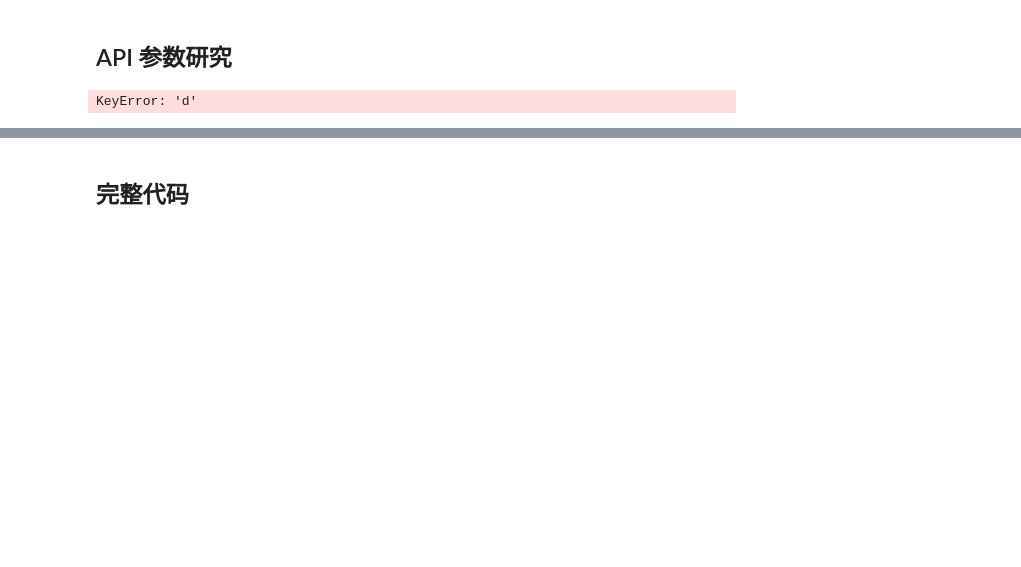
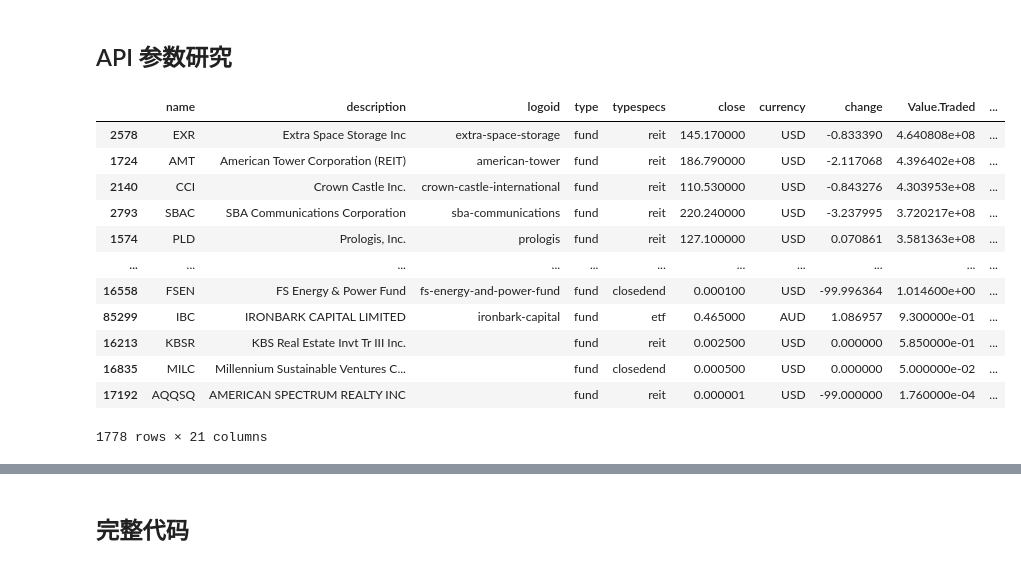
Before and after one commit to alexleethinker/Trading, a Jupyter notebook: notebooks/金融数据爬虫/tradingview爬虫.ipynb, the cells around one changed output, grey strips where cells are left out. Cells and saved outputs as stored; diff of their text form; code cells hidden in the pictures; blank space fills up the shorter version.

```diff
--- a/notebooks/金融数据爬虫/tradingview爬虫.ipynb
+++ b/notebooks/金融数据爬虫/tradingview爬虫.ipynb
@@ -5,7 +5,7 @@ display(HTML("<style>.container { width:100% !important; }</style>"))
 import requests
 import pandas as pd
 import json
-pd.set_option('display.max_rows',None)
+pd.set_option('display.max_columns',None)
 # %% [markdown]
 ## API 参数研究
 # %%
@@ -20,7 +20,7 @@ pd.set_option('display.max_columns',None)
 
 # all primary dr in netherlands & america
 
-country = 'uk'
+country = 'netherlands'
 columns = '["id","name","description","type","close","currency","change","Value.Traded","market_cap_basic","fundamental_currency_code","sector","industry","market","is_primary","exchange","country"]'
 payload = '{"columns":'+ columns +',"filter":[{"left":"name","operation":"nempty"},{"left": "type", "operation": "nequal", "right": "fund"}],"ignore_unknown_fields":false,"options":{"lang":"en"},"range":[0,15000],"sort":{"sortBy":"market_cap_basic","sortOrder":"desc"}}'
 headers = {'User-Agent': 'Mozilla/5.0 (Windows NT 10.0; Win64; x64) AppleWebKit/537.36 (KHTML, like Gecko) Chrome/113.0.0.0 Safari/537.36'}
@@ -30,13 +30,68 @@ url = 'https://scanner.tradingview.com/' + country + '/scan'
 r = requests.post(url, headers = headers, data = payload).text
 df = pd.DataFrame(json.loads(r)['data'])['d']
 df = pd.DataFrame(df.tolist(), index = df.index, columns = json.loads(columns))
-df['turnover_rate'] = (df['Value.Traded'] / df['market_cap_basic']).round(4)
-df = df[( ((df['is_primary'] == True) & (df['type'] == 'stock')) | \
-          ((df['is_primary'] == True) & (df['type'] == 'dr') & (df['market'].isin(['netherlands','america']))) | \
-          ((df['name'].isin(['PHIA','DSM'])) & (df['market'].isin(['netherlands']))) ) & \
-        (~df['exchange'].isin(['OTC']))]
+# df['turnover_rate'] = (df['Value.Traded'] / df['market_cap_basic']).round(4)
+# df = df[( ((df['is_primary'] == True) & (df['type'] == 'stock')) | \
+#           ((df['is_primary'] == True) & (df['type'] == 'dr') & (df['market'].isin(['netherlands','america']))) | \
+#           ((df['name'].isin(['PHIA','DSM'])) & (df['market'].isin(['netherlands']))) ) & \
+#         (~df['exchange'].isin(['OTC']))]
 
 df
-# %% [output]
-KeyError: 'd'
+# %%
+country = 'global'
+columns = '["name","description","logoid","type","typespecs","close","currency","change","Value.Traded","market_cap_basic","fundamental_currency_code","sector","industry","market","is_primary","exchange","country"]'
+payload = '{"columns":'+ columns +',"ignore_unknown_fields":false,"price_conversion":{"to_currency":"usd"},"range":[0,100000],"sort":{"sortBy":"market_cap_basic","sortOrder":"desc"},"markets":["america","argentina","australia","bahrain","belgium","brazil","canada","chile","china","colombia","cyprus","denmark","egypt","estonia","finland","france","germany","greece","hongkong","hungary","iceland","india","indonesia","israel","italy","japan","kenya","kuwait","latvia","lithuania","luxembourg","malaysia","mexico","morocco","netherlands","newzealand","nigeria","norway","pakistan","peru","philippines","poland","portugal","qatar","romania","russia","ksa","serbia","singapore","slovakia","rsa","korea","spain","srilanka","sweden","switzerland","taiwan","thailand","tunisia","turkey","uae","uk","venezuela","vietnam"]}'
+headers = {'User-Agent': 'Mozilla/5.0 (Windows NT 10.0; Win64; x64) AppleWebKit/537.36 (KHTML, like Gecko) Chrome/113.0.0.0 Safari/537.36'}
+
+url = 'https://scanner.tradingview.com/' + country + '/scan'
+r = requests.post(url, headers = headers, data = payload).text
+df = pd.DataFrame(json.loads(r)['data'])['d']
+df = pd.DataFrame(df.tolist(), index = df.index, columns = json.loads(columns))
+# %%
+def get_USD_forex_table():
+    url = 'https://scanner.tradingview.com/forex/scan'
+    payload = '{"columns":["currency_logoid","base_currency_logoid","name","description","update_mode","type","typespecs","close","pricescale","minmov","fractional","minmove2","currency","change","change_abs","bid","ask","high","low","Recommend.All"],"ignore_unknown_fields":false,"options":{"lang":"en"},"range":[0,2000],"sort":{"sortBy":"name","sortOrder":"asc","nullsFirst":false},"preset":"forex_rates_all"}'
+    headers = {'User-Agent': 'Mozilla/5.0 (Windows NT 10.0; Win64; x64) AppleWebKit/537.36 (KHTML, like Gecko) Chrome/113.0.0.0 Safari/537.36'}
+
+    r = requests.post(url, headers = headers, data = payload).text
+    forex_df = pd.DataFrame(json.loads(r)['data'])['d']
+    forex_df = pd.DataFrame(forex_df.tolist(), index = forex_df.index)
+    USD_forex_table = forex_df[(forex_df[12] == 'USD')][[2,3,7]]
+    USD_forex_table['currency_id'] =  USD_forex_table[2].str.replace('USD','')
+    USD_forex_table['name'] =  USD_forex_table[3].str.replace(' / U.S. DOLLAR','')
+    USD_forex_table['forex_rate'] =  USD_forex_table[7]
+    USD_forex_table = USD_forex_table.reset_index(inplace = False)[['currency_id','forex_rate']]
+#     USD_forex_table = USD_forex_table.append({'currency_id':'USD','forex_rate':1}, ignore_index=True)
+    USD_forex_table = pd.concat([USD_forex_table, pd.DataFrame({'currency_id':['USD'],'forex_rate':[1]})], ignore_index=True)
+    return USD_forex_table
+USD_forex_table = get_USD_forex_table()
+df = df.merge(USD_forex_table,left_on='currency', right_on = 'currency_id')
+# %%
+
+
+df['market_cap_USD'] = (df['market_cap_basic']/100000000).fillna(0)
+df = df[df['market_cap_USD'] > 0]
+
+df['Traded_USD'] = (df['Value.Traded']* df['forex_rate']/10000).fillna(0)
+
+df = df[df['Value.Traded'] > 0]
+df = df[~df['change'].isnull()]
+fund_df = df[~df['type'].isin(['stock','dr'])].explode(['typespecs'])
+fund_df = fund_df[~fund_df['typespecs'].isin(['odd'])]
+# %%
+fund_df.sort_values(['Traded_USD'], ascending = False)
+# %% [output]
+|  | name | description | logoid | type | typespecs | close | currency | change | Value.Traded | ... |
+| 2578 | EXR | Extra Space Storage Inc | extra-space-storage | fund | reit | 145.170000 | USD | -0.833390 | 4.640808e+08 | ... |
+| 1724 | AMT | American Tower Corporation (REIT) | american-tower | fund | reit | 186.790000 | USD | -2.117068 | 4.396402e+08 | ... |
+| 2140 | CCI | Crown Castle Inc. | crown-castle-international | fund | reit | 110.530000 | USD | -0.843276 | 4.303953e+08 | ... |
+| 2793 | SBAC | SBA Communications Corporation | sba-communications | fund | reit | 220.240000 | USD | -3.237995 | 3.720217e+08 | ... |
+| 1574 | PLD | Prologis, Inc. | prologis | fund | reit | 127.100000 | USD | 0.070861 | 3.581363e+08 | ... |
+| ... | ... | ... | ... | ... | ... | ... | ... | ... | ... | ... |
+| 16558 | FSEN | FS Energy & Power Fund | fs-energy-and-power-fund | fund | closedend | 0.000100 | USD | -99.996364 | 1.014600e+00 | ... |
+| 85299 | IBC | IRONBARK CAPITAL LIMITED | ironbark-capital | fund | etf | 0.465000 | AUD | 1.086957 | 9.300000e-01 | ... |
+| 16213 | KBSR | KBS Real Estate Invt Tr III Inc. |  | fund | reit | 0.002500 | USD | 0.000000 | 5.850000e-01 | ... |
+| 16835 | MILC | Millennium Sustainable Ventures C... |  | fund | closedend | 0.000500 | USD | 0.000000 | 5.000000e-02 | ... |
+| 17192 | AQQSQ | AMERICAN SPECTRUM REALTY INC |  | fund | reit | 0.000001 | USD | -99.000000 | 1.760000e-04 | ... |
+1778 rows × 21 columns
 # %%
```
Also changed, not shown: parts of 1 cell of this notebook, 28 other files.
